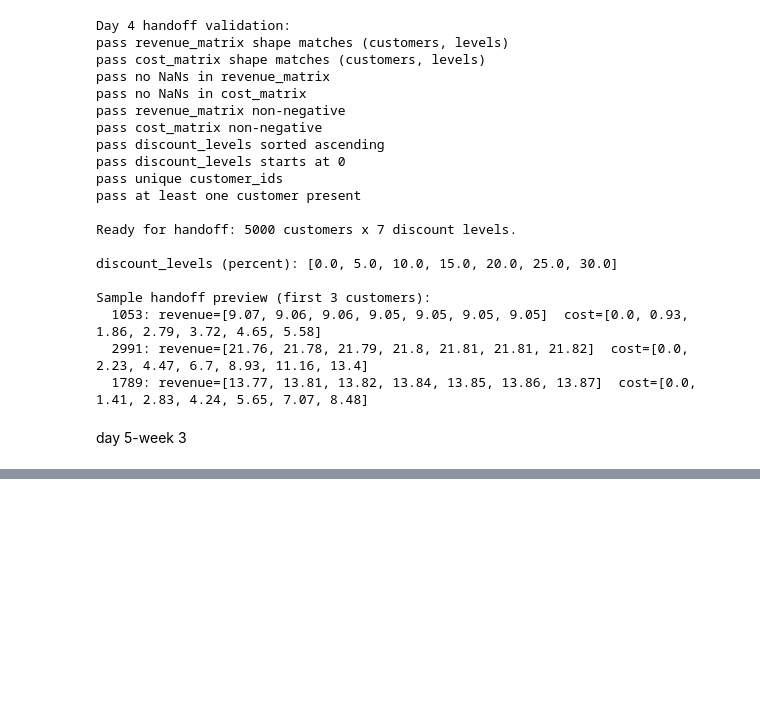
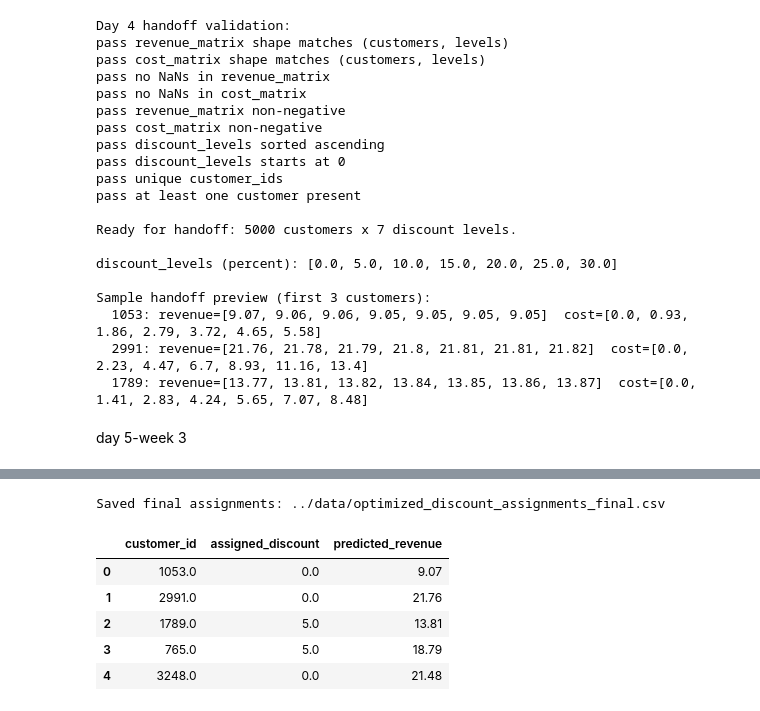
Before and after one commit to Hadiyadishant/EconoCausal, a Jupyter notebook: prescriptive/prescriptive_input.ipynb, the cells around one changed output, grey strips where cells are left out. Saved outputs shown, nothing was run; the diff lists cells and outputs as text; code cells hidden in the pictures; blank space fills up the shorter version.

Commit message:
add finalize summary

```diff
--- a/prescriptive/prescriptive_input.ipynb
+++ b/prescriptive/prescriptive_input.ipynb
@@ -573,0 +808,18 @@ ASSIGNMENT_BUDGET = 100000.0  # must match the budg
+# %%
+'''33.Finalize the Assignment CSV
+Exact schema required by the schedule doc -- only these three columns.'''
+DAY7_ASSIGNMENTS_OUT_PATH = "../data/optimized_discount_assignments_final.csv"
+
+final_assignments_df = recomputed_df[["customer_id", "assigned_discount", "predicted_revenue"]].copy()
+final_assignments_df.to_csv(DAY7_ASSIGNMENTS_OUT_PATH, index=False)
+
+print(f"Saved final assignments: {DAY7_ASSIGNMENTS_OUT_PATH}")
+final_assignments_df.head()
+# %% [output]
+Saved final assignments: ../data/optimized_discount_assignments_final.csv
+|  | customer_id | assigned_discount | predicted_revenue |
+| 0 | 1053.0 | 0.0 | 9.07 |
+| 1 | 2991.0 | 0.0 | 21.76 |
+| 2 | 1789.0 | 5.0 | 13.81 |
+| 3 | 765.0 | 5.0 | 18.79 |
+| 4 | 3248.0 | 0.0 | 21.48 |
```
Also changed, not shown: parts of 15 cells of this notebook, 3 other files.
